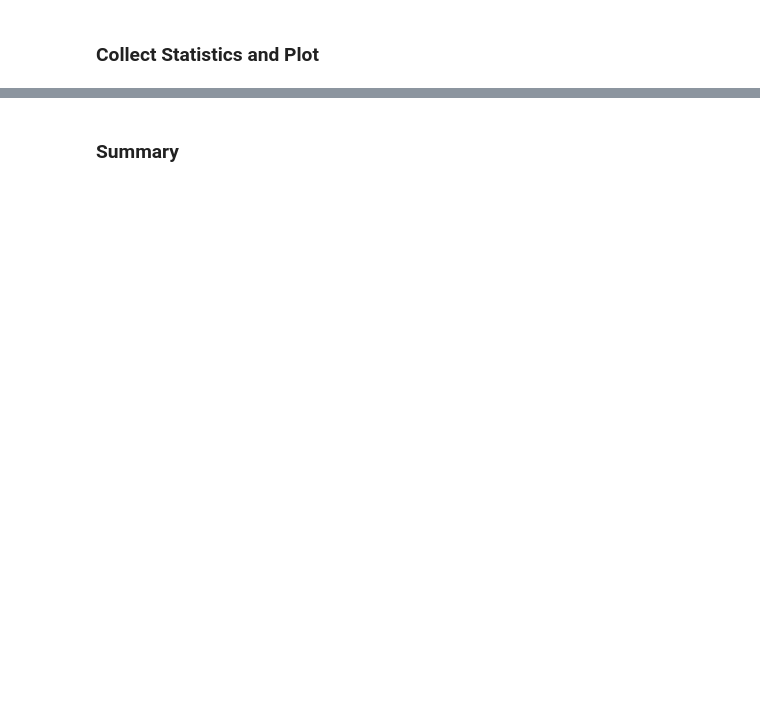
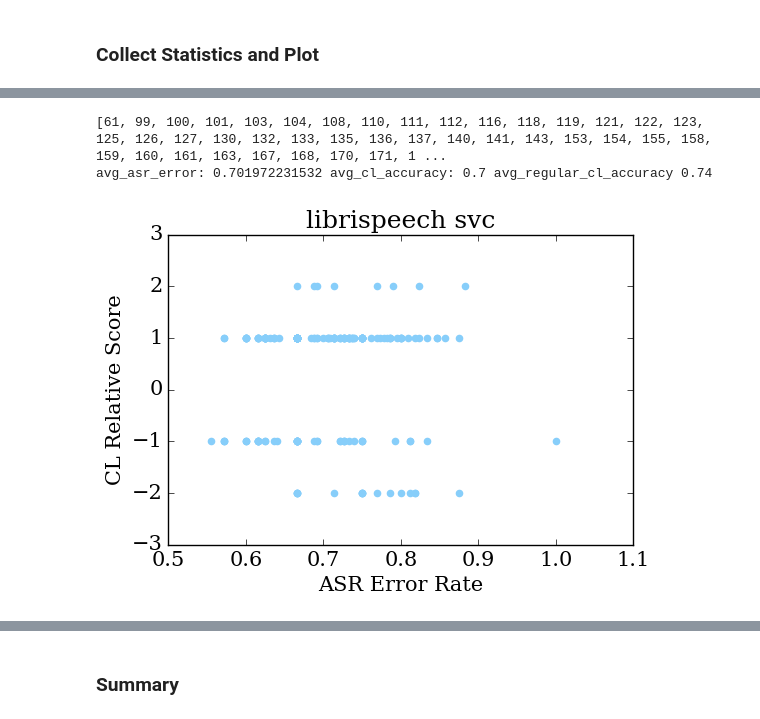
Before and after one commit to yunshengb/research, a Jupyter notebook: exp/asr_cl/analyze.ipynb, the cells around one changed output, grey strips where cells are left out. Saved outputs shown, nothing was run; the diff lists cells and outputs as text; code cells hidden in the pictures; blank space fills up the shorter version.

```diff
--- a/exp/asr_cl/analyze.ipynb
+++ b/exp/asr_cl/analyze.ipynb
@@ -240,4 +280,8 @@ KeyError: 'score_fisher_google'
 # %%
-google_stats_list.append(analyze(data, 'librispeech', 'google'))
-plot_score_vs_error('lightskyblue', **google_stats_list[-1])
+svc_stats_list.append(analyze(data, 'librispeech', 'svc'))
+plot_score_vs_error('lightskyblue', **svc_stats_list[-1])
+# %% [output]
+[61, 99, 100, 101, 103, 104, 108, 110, 111, 112, 116, 118, 119, 121, 122, 123, 125, 126, 127, 130, 132, 133, 135, 136, 137, 140, 141, 143, 153, 154, 155, 158, 159, 160, 161, 163, 167, 168, 170, 171, 1 ...
+avg_asr_error: 0.701972231532 avg_cl_accuracy: 0.7 avg_regular_cl_accuracy 0.74
+[figure, added]
 # %%
```
Also changed, not shown: parts of 17 cells of this notebook, 5 other files.
